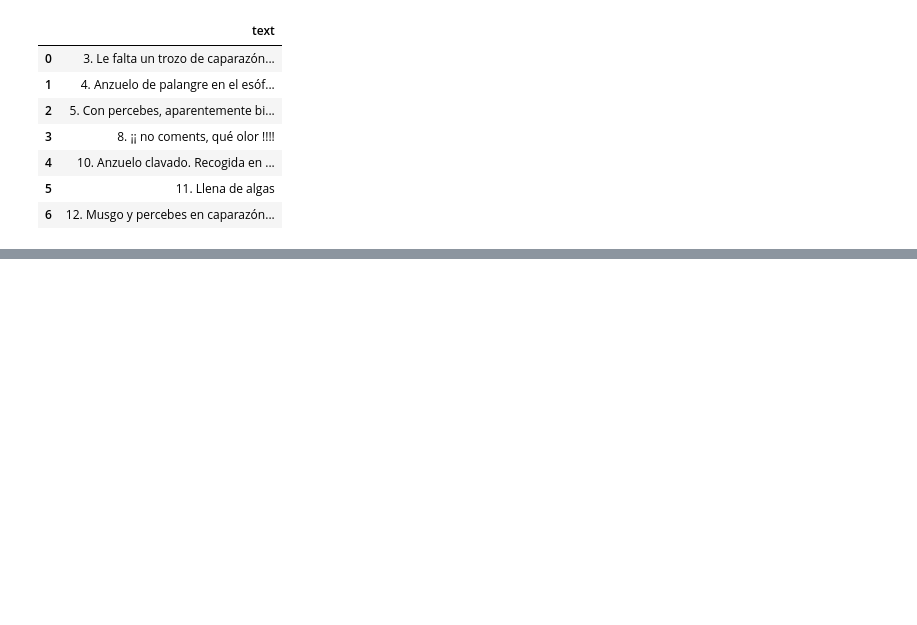
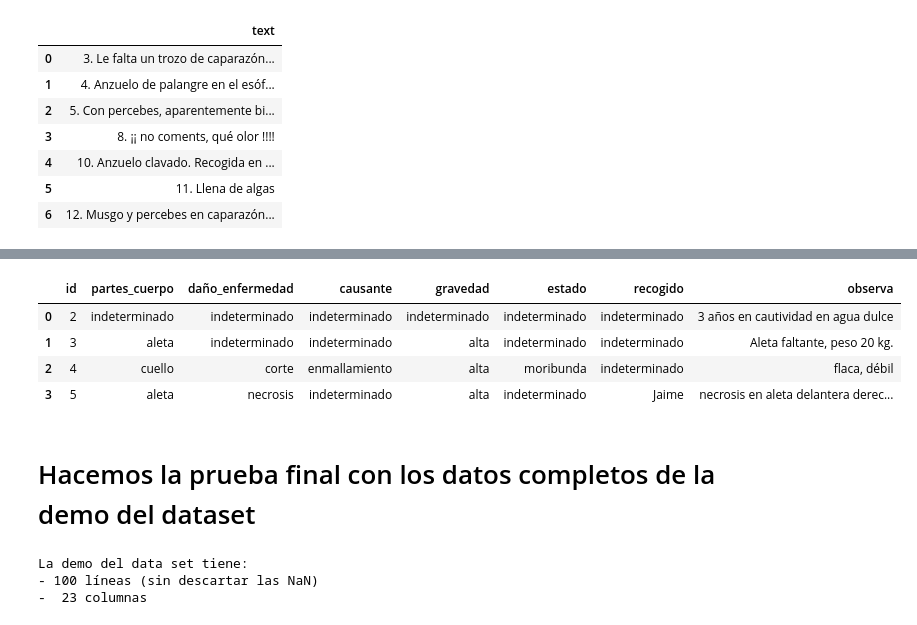
Before and after one commit to JuanCarlosBio/Tortugas_La_Tahonilla, a Jupyter notebook: codigo/llm_system_extraction.ipynb, the cells around one changed output, grey strips where cells are left out. Saved outputs shown, nothing was run; the diff lists cells and outputs as text; code cells hidden in the pictures; blank space fills up the shorter version.

```diff
--- a/codigo/llm_system_extraction.ipynb
+++ b/codigo/llm_system_extraction.ipynb
@@ -155,0 +191,25 @@ df_result
+# %%
+## Prueba demo datasets 2
+df_result_dataset
+# %% [output]
+|  | id | partes_cuerpo | daño_enfermedad | causante | gravedad | estado | recogido | observa |
+| 0 | 2 | indeterminado | indeterminado | indeterminado | indeterminado | indeterminado | indeterminado | 3 años en cautividad en agua dulce |
+| 1 | 3 | aleta | indeterminado | indeterminado | alta | indeterminado | indeterminado | Aleta faltante, peso 20 kg. |
+| 2 | 4 | cuello | corte | enmallamiento | alta | moribunda | indeterminado | flaca, débil |
+| 3 | 5 | aleta | necrosis | indeterminado | alta | indeterminado | Jaime | necrosis en aleta delantera derec... |
+# %% [markdown]
+# Hacemos la prueba final con los datos completos de la demo del dataset
+# %%
+dataset_completo = pd.read_csv("../demo_datasets/demo_tortugas.csv", sep=";")
+lineas = str(dataset_completo.shape).replace("(", "").replace(")", "").split(",")[0]
+columnas = str(dataset_completo.shape).replace("(", "").replace(")", "").split(",")[1]
+print(
+f"""
+La demo del data set tiene:
+- {lineas} líneas (sin descartar las NaN)
+- {columnas} columnas
+""")
+# %% [output]
+La demo del data set tiene:
+- 100 líneas (sin descartar las NaN)
+-  23 columnas
```
Also changed, not shown: parts of 20 cells of this notebook, 1 other file.
